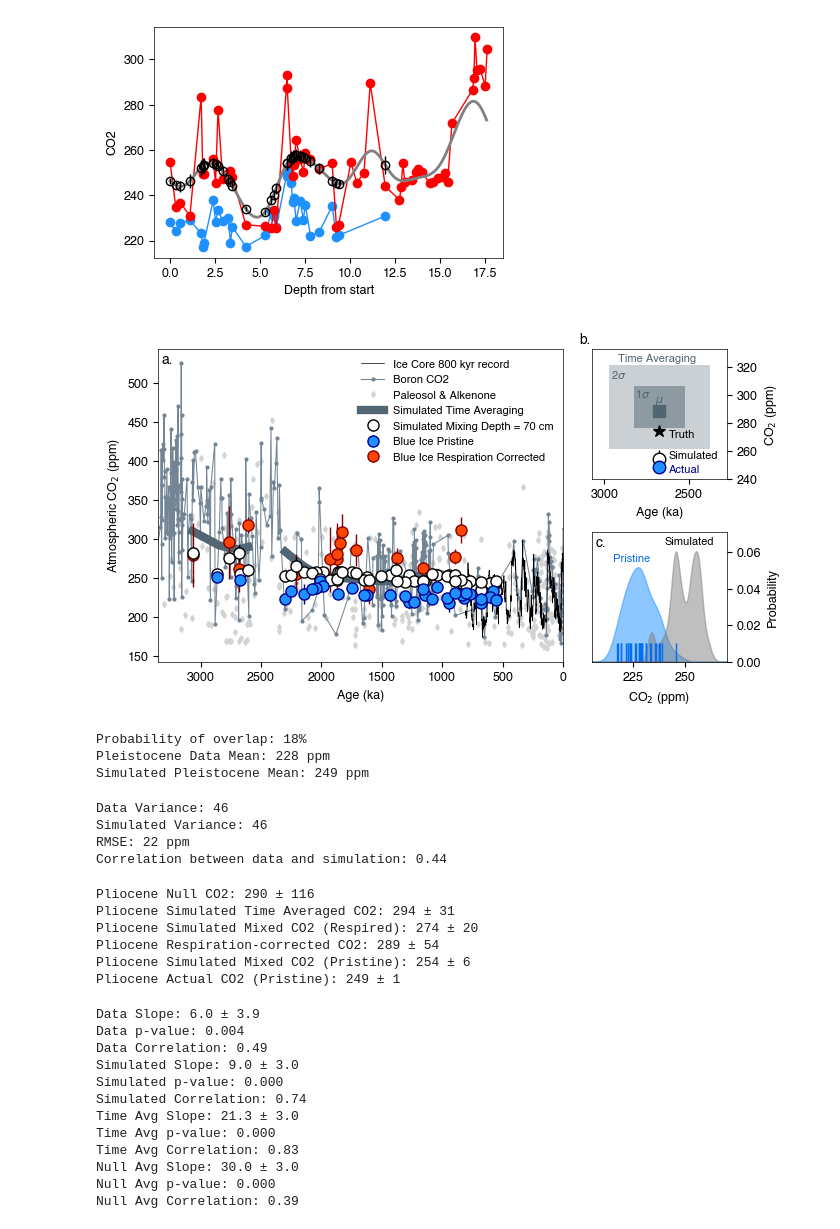
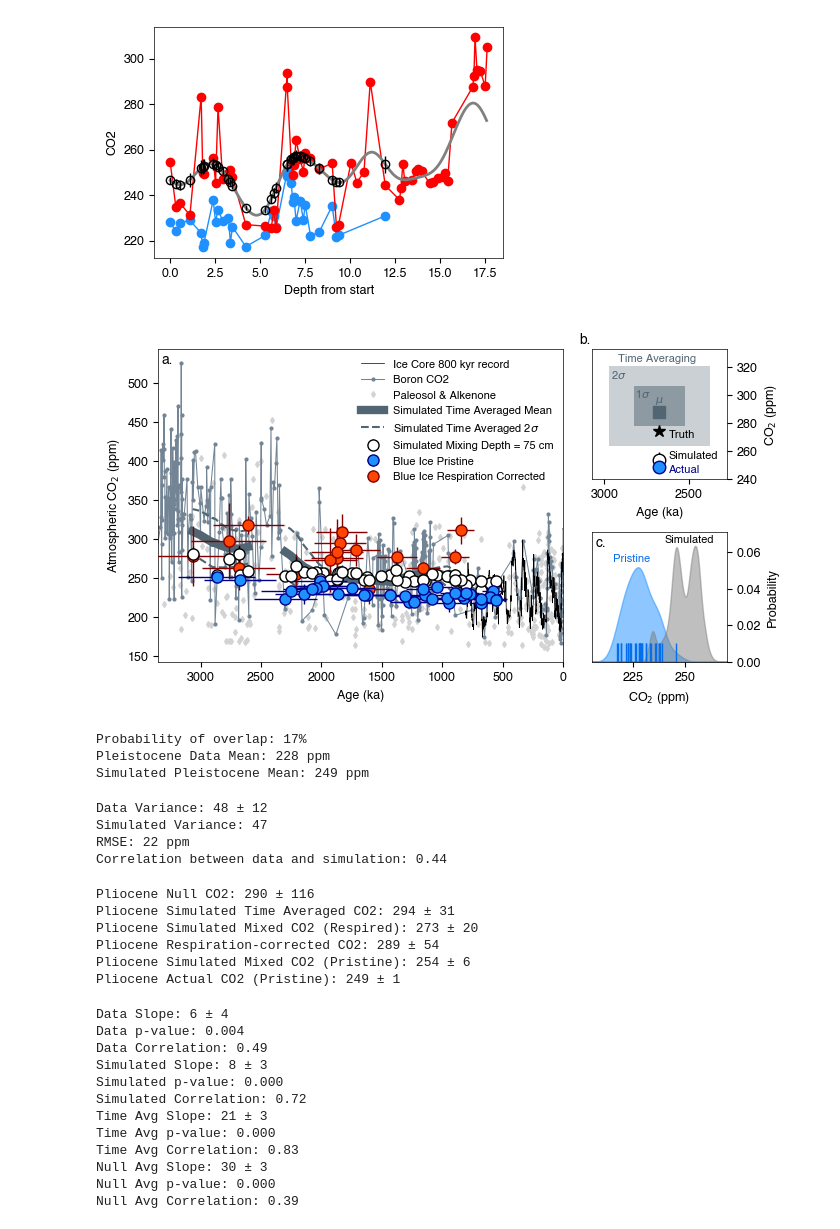
Before and after one commit to jesstierney/blueIce, a Jupyter notebook: iceModelCO2.ipynb, the cells around one changed output. Drawn from its saved outputs; the diff is of its cells as text; code cells hidden in the pictures.

```diff
--- a/iceModelCO2.ipynb
+++ b/iceModelCO2.ipynb
@@ -114,7 +114,7 @@ dmid = ice[['TopDepth', 'BottomDepth']].mean(axis=1)
 # mix co2, use 10 cm as the dstep (mean sample width)
 dstep = 0.1
 # set mixing depth
-md = 0.7
+md = 0.75
 z, zp, co2mix, co2mixInt = mixIce(dmid,dstep,CO2sim,md)
 # %%
 # sanity check plot to see the convolution results
@@ -176,21 +176,31 @@ fig = plt.figure(figsize=(7,4))
 gs = GridSpec(2, 2, width_ratios=[3, 1], figure=fig)
 ############ panel 1
 ax0 = fig.add_subplot(gs[:, 0])
+# background co2 proxy information
 ax0.plot(co2age,co2ppm,color="black",linewidth=0.5,label="Ice Core 800 kyr record",zorder=3)
 ax0.plot(ageBoron,co2Boron,color="xkcd:steel",linewidth=.75,marker='o',markersize=2, label="Boron CO2",zorder=2)
 ax0.plot(agePaleo,co2Paleo,color="lightgray",linewidth=.75,marker='d',markersize=3, linestyle="None",zorder=1,label="Paleosol & Alkenone")
 ax0.plot(ageAlk,co2Alk,color="lightgray",linewidth=.75,marker='d',markersize=3, linestyle="None",zorder=1)
-ax0.plot(AgeSort[AgeSort < 2400],np.mean(CO2simSort[AgeSort < 2400],1),linewidth=6, color="xkcd:slate",zorder=4,label="Simulated Time Averaging")
+# time averaged mean (in two parts respecting data gap)
+ax0.plot(AgeSort[AgeSort < 2400],np.mean(CO2simSort[AgeSort < 2400],1),linewidth=6, color="xkcd:slate",zorder=4,label="Simulated Time Averaged Mean")
 ax0.plot(AgeSort[AgeSort > 2400],np.mean(CO2simSort[AgeSort > 2400],1),linewidth=6, color="xkcd:slate",zorder=4)
+# time averaged upper 2 sigma
+ax0.plot(AgeSort[AgeSort < 2400],np.mean(CO2simSort[AgeSort < 2400],1)+np.std(CO2simSort[AgeSort < 2400],1)*2,linewidth=1.5, linestyle="--", color="xkcd:slate",zorder=4,label="Simulated Time Averaged 2$\sigma$")
+ax0.plot(AgeSort[AgeSort > 2400],np.mean(CO2simSort[AgeSort > 2400],1)+np.std(CO2simSort[AgeSort > 2400],1)*2,linewidth=1.5, linestyle="--", color="xkcd:slate",zorder=4)
+# time averaged lower 2 sigma
+ax0.plot(AgeSort[AgeSort < 2400],np.mean(CO2simSort[AgeSort < 2400],1)-np.std(CO2simSort[AgeSort < 2400],1)*2,linewidth=1.5, linestyle="--", color="xkcd:slate",zorder=4)
+ax0.plot(AgeSort[AgeSort > 2400],np.mean(CO2simSort[AgeSort > 2400],1)-np.std(CO2simSort[AgeSort > 2400],1)*2,linewidth=1.5, linestyle="--", color="xkcd:slate",zorder=4)
+# simulated co2 data
 ax0.errorbar(ice.Age[co2pres],np.mean(co2mixInt[co2pres,:],1),yerr=np.std(co2mixInt[co2pres,:],1)*2,color="black",marker='o',linestyle='None',
         markeredgecolor="black",markerfacecolor="white",markersize=ms,label=f"Simulated Mixing Depth = {md*100:.0f} cm",zorder=6)
 # plot pristine co2 samples
 prist = ice.NotPristine == 0
 co2p = ice.CO2m[prist]
 co2p = np.where(~np.isnan(ice.CO2dC[prist]), ice.CO2dC[prist], ice.CO2m[prist])
-ax0.errorbar(ice.Age[prist],co2p,yerr=ice.CO2mErr[prist]*2,markerfacecolor="dodgerblue",linestyle="None",
+ax0.errorbar(ice.Age[prist],co2p,yerr=ice.CO2mErr[prist]*2,xerr=ice.AgeErrA[prist], markerfacecolor="dodgerblue",linestyle="None",
         markeredgecolor="darkblue",marker='o',markersize=ms, color="darkblue",label="Blue Ice Pristine",zorder=10)
-ax0.errorbar(ice.Age[dCpres],np.mean(CO2corr,1),yerr=np.std(CO2corr,1)*2,color="xkcd:dark red",marker='o',linestyle='None',
+# plot respired samples
+ax0.errorbar(ice.Age[dCpres],np.mean(CO2corr,1),yerr=np.std(CO2corr,1)*2,xerr=ice.AgeErrA[dCpres],color="xkcd:dark red",marker='o',linestyle='None',
         markeredgecolor="xkcd:dark red",markerfacecolor="orangered",markersize=ms,label="Blue Ice Respiration Corrected",zorder=5)
 ax0.set_xlabel("Age (ka)")
 ax0.set_ylabel("Atmospheric CO$_2$ (ppm)")
@@ -232,35 +242,35 @@ ax1.set_xlabel("Age (ka)")
 ax1.set_ylabel("CO$_2$ (ppm)")
 ax1.text(3150,337,"b.",fontsize=10)
 ax1.invert_xaxis()
 ############## panel lower right - histogram
 ax2 = fig.add_subplot(gs[1, 1])
 agep = ice.Age[prist]
 pleistoDats = co2p[(agep < 2500) & (~np.isnan(co2p))]
 kdeDats = gaussian_kde(pleistoDats)
 kdeSims = gaussian_kde(co2mixInt[prist & co2pres & (ice.Age < 2500),:].flatten())
 ageCorrs = ice.Age[dCpres]
 kdeRes = gaussian_kde(CO2corr[ageCorrs < 2500,:].flatten())
 xtar = np.linspace(205,280,400)
 densDats = kdeDats.evaluate(xtar)
 densSims = kdeSims.evaluate(xtar)
 ax2.fill_between(xtar,densDats, color="dodgerblue", alpha=0.5)
 ax2.fill_between(xtar,densSims, color="gray", alpha=0.5)
 ax2.stem(pleistoDats,np.tile(0.01,len(pleistoDats)),linefmt="xkcd:cerulean blue",markerfmt="None")
 ax2.text(215,0.055,"Pristine", color="xkcd:cerulean blue", fontsize=8)
-ax2.text(240,0.064,"Simulated", fontsize=8)
+ax2.text(240,0.065,"Simulated", fontsize=8)
 ax2.set_ylim(0,0.071)
 ax2.set_xlim(205,270)
 ax2.yaxis.tick_right()
 ax2.yaxis.set_label_position("right")
 ax2.set_ylabel("Probability")
 ax2.set_xlabel("CO$_2$ (ppm)")
 ax2.text(207,0.063,"c.",fontsize=10)
 
 fig.tight_layout()
 # print to pdf
 fig.savefig("outputFigures/CO2Simulations.pdf", bbox_inches="tight")
 # %% [output]
-[figure, old version]
+[figure, new version]
 # %%
 ####### COMPARE PLEISTOCENE DATA, ACTUAL AND SIMULATED
 # compute probability of overlap for pristine Pleistocene ice and simulated values based on kde
@@ -280,7 +290,7 @@ PleistoMean = np.mean(pleistoDats)
 print(f"Pleistocene Data Mean: {PleistoMean:.0f} ppm")
 print(f"Simulated Pleistocene Mean: {simPleistoMean:.0f} ppm")
 # %% [output]
-Probability of overlap: 18%
+Probability of overlap: 17%
 Pleistocene Data Mean: 228 ppm
 Simulated Pleistocene Mean: 249 ppm
 # %%
@@ -288,19 +298,20 @@ Simulated Pleistocene Mean: 249 ppm
 # first the variance. 70 cm mixing produces the best match when we consider just the Pleistocene data
 # the Pliocene datapoints are higher overall so they raise the variance
 idx = prist & co2pres & (ice.Age < 2500)
-icevar = np.var(pleistoDats)
-simvar = np.var(np.mean(co2mixInt[idx,:],1))
-print(f"Data Variance: {icevar:.0f}")
+icevar = np.var(pleistoDats, ddof=1)
+icevarerr = np.sqrt((2 * (icevar**2)) / (len(pleistoDats) - 1))
+simvar = np.var(co2mixInt[idx,:], ddof=1)
+print(f"Data Variance: {icevar:.0f} ± {icevarerr:.0f}")
 print(f"Simulated Variance: {simvar:.0f}")
 # RMSE
-rmse = np.sqrt(np.mean(np.square(ice.CO2m[idx] - np.mean(co2mixInt[idx,:],1))))
+rmse = np.sqrt(np.mean(np.square(pleistoDats - np.mean(co2mixInt[idx,:],1))))
 print(f"RMSE: {rmse:.0f} ppm")
 # correlation - note that it is not high bc data don't have much of a trend.
-corrmatrix = np.corrcoef(ice.CO2m[idx],np.mean(co2mixInt[idx,:],1))
+corrmatrix = np.corrcoef(pleistoDats,np.mean(co2mixInt[idx,:],1))
 print(f"Correlation between data and simulation: {corrmatrix[0, 1]:.2f}")
 # %% [output]
-Data Variance: 46
-Simulated Variance: 46
+Data Variance: 48 ± 12
+Simulated Variance: 47
 RMSE: 22 ppm
 Correlation between data and simulation: 0.44
 # %%
@@ -331,7 +342,7 @@ print(f"Pliocene Actual CO2 (Pristine): {np.mean(co2p[agep > 2500]):.0f} ± {0.5
 # %% [output]
 Pliocene Null CO2: 290 ± 116
 Pliocene Simulated Time Averaged CO2: 294 ± 31
-Pliocene Simulated Mixed CO2 (Respired): 274 ± 20
+Pliocene Simulated Mixed CO2 (Respired): 273 ± 20
 Pliocene Respiration-corrected CO2: 289 ± 54
 Pliocene Simulated Mixed CO2 (Pristine): 254 ± 6
 Pliocene Actual CO2 (Pristine): 249 ± 1
@@ -352,31 +363,31 @@ tout = linregress(pleistoAge,pleistoTime)
 simout = linregress(pleistoAge,pleistoSim)
 nullout = linregress(nullAge,nullCO2)
 
-print(f"Data Slope: {datout.slope:.1f} ± {datout.stderr*2:.1f}")
+print(f"Data Slope: {datout.slope:.0f} ± {datout.stderr*2:.0f}")
 print(f"Data p-value: {datout.pvalue:.3f}")
 print(f"Data Correlation: {datout.rvalue:.2f}")
 
-print(f"Simulated Slope: {simout.slope:.1f} ± {simout.stderr*2:.1f}")
+print(f"Simulated Slope: {simout.slope:.0f} ± {simout.stderr*2:.0f}")
 print(f"Simulated p-value: {simout.pvalue:.3f}")
 print(f"Simulated Correlation: {simout.rvalue:.2f}")
 
-print(f"Time Avg Slope: {tout.slope:.1f} ± {simout.stderr*2:.1f}")
+print(f"Time Avg Slope: {tout.slope:.0f} ± {simout.stderr*2:.0f}")
 print(f"Time Avg p-value: {tout.pvalue:.3f}")
 print(f"Time Avg Correlation: {tout.rvalue:.2f}")
 
-print(f"Null Avg Slope: {nullout.slope:.1f} ± {simout.stderr*2:.1f}")
+print(f"Null Avg Slope: {nullout.slope:.0f} ± {simout.stderr*2:.0f}")
 print(f"Null Avg p-value: {nullout.pvalue:.3f}")
 print(f"Null Avg Correlation: {nullout.rvalue:.2f}")
 # %% [output]
-Data Slope: 6.0 ± 3.9
+Data Slope: 6 ± 4
 Data p-value: 0.004
 Data Correlation: 0.49
-Simulated Slope: 9.0 ± 3.0
+Simulated Slope: 8 ± 3
 Simulated p-value: 0.000
-Simulated Correlation: 0.74
-Time Avg Slope: 21.3 ± 3.0
+Simulated Correlation: 0.72
+Time Avg Slope: 21 ± 3
 Time Avg p-value: 0.000
 Time Avg Correlation: 0.83
-Null Avg Slope: 30.0 ± 3.0
+Null Avg Slope: 30 ± 3
 Null Avg p-value: 0.000
 Null Avg Correlation: 0.39
```
Also changed, not shown: 5 other files.
